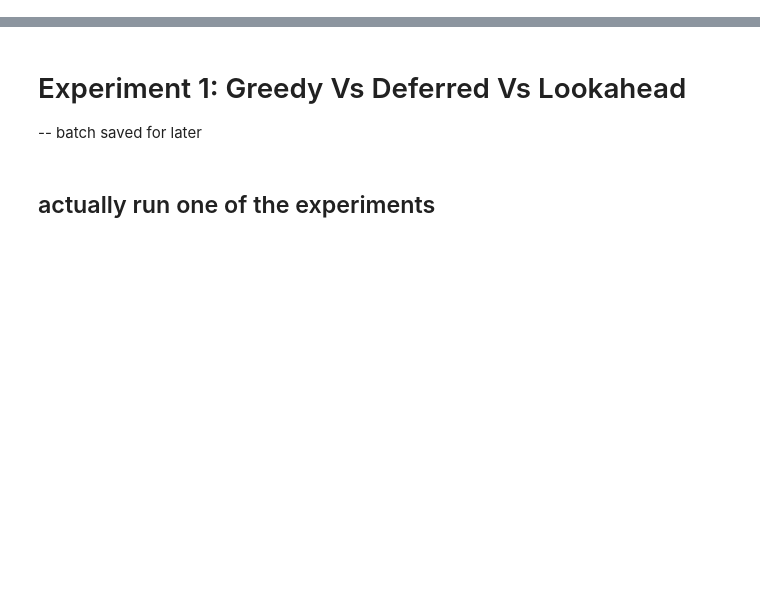
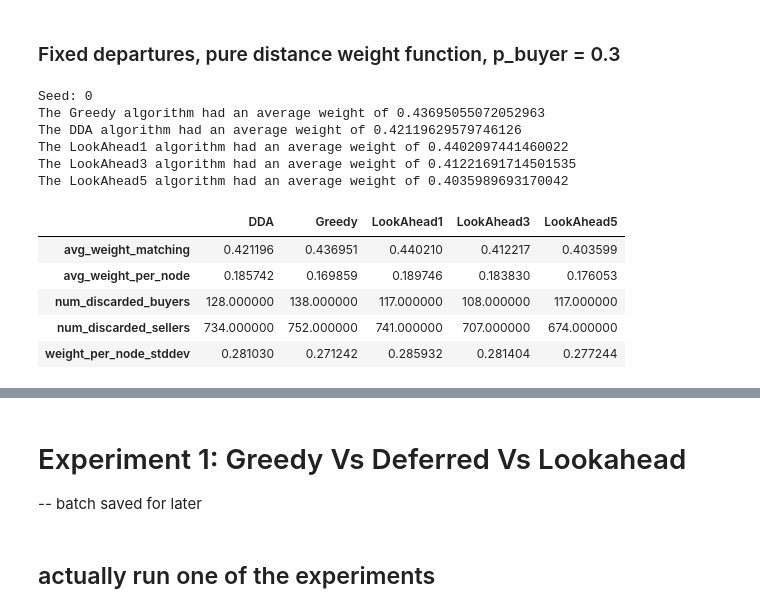
Before and after one commit to tjdiamandis/cs269i_final_project, a Jupyter notebook: experiments/BasicExperiment.ipynb, the cells around one changed output, grey strips where cells are left out. Saved outputs shown, nothing was run; the diff lists cells and outputs as text; code cells hidden in the pictures; blank space fills up the shorter version.

```diff
--- a/experiments/BasicExperiment.ipynb
+++ b/experiments/BasicExperiment.ipynb
@@ -12,0 +176,23 @@ import matplotlib.pyplot as plt
+# %% [markdown]
+### Fixed departures, pure distance weight function, p_buyer = 0.3
+# %%
+results_pb = {}
+for seed in range(0,1):
+    print("\nSeed:", seed)
+    results_pb[seed] = run_an_experiment(seed, 0.9, (6,0), algs_to_test, weight_function_distance,
+                      fewest_nodes_per_add=1, max_nodes_per_add=6,
+                      p_buyer=0.3, num_runs=500, size=(10,10))
+make_dataframe(results_pb)
+# %% [output]
+Seed: 0
+The Greedy algorithm had an average weight of 0.43695055072052963
+The DDA algorithm had an average weight of 0.42119629579746126
+The LookAhead1 algorithm had an average weight of 0.4402097441460022
+The LookAhead3 algorithm had an average weight of 0.41221691714501535
+The LookAhead5 algorithm had an average weight of 0.4035989693170042
+|  | DDA | Greedy | LookAhead1 | LookAhead3 | LookAhead5 |
+| avg_weight_matching | 0.421196 | 0.436951 | 0.440210 | 0.412217 | 0.403599 |
+| avg_weight_per_node | 0.185742 | 0.169859 | 0.189746 | 0.183830 | 0.176053 |
+| num_discarded_buyers | 128.000000 | 138.000000 | 117.000000 | 108.000000 | 117.000000 |
+| num_discarded_sellers | 734.000000 | 752.000000 | 741.000000 | 707.000000 | 674.000000 |
+| weight_per_node_stddev | 0.281030 | 0.271242 | 0.285932 | 0.281404 | 0.277244 |
```
Also changed, not shown: parts of 48 cells of this notebook.
